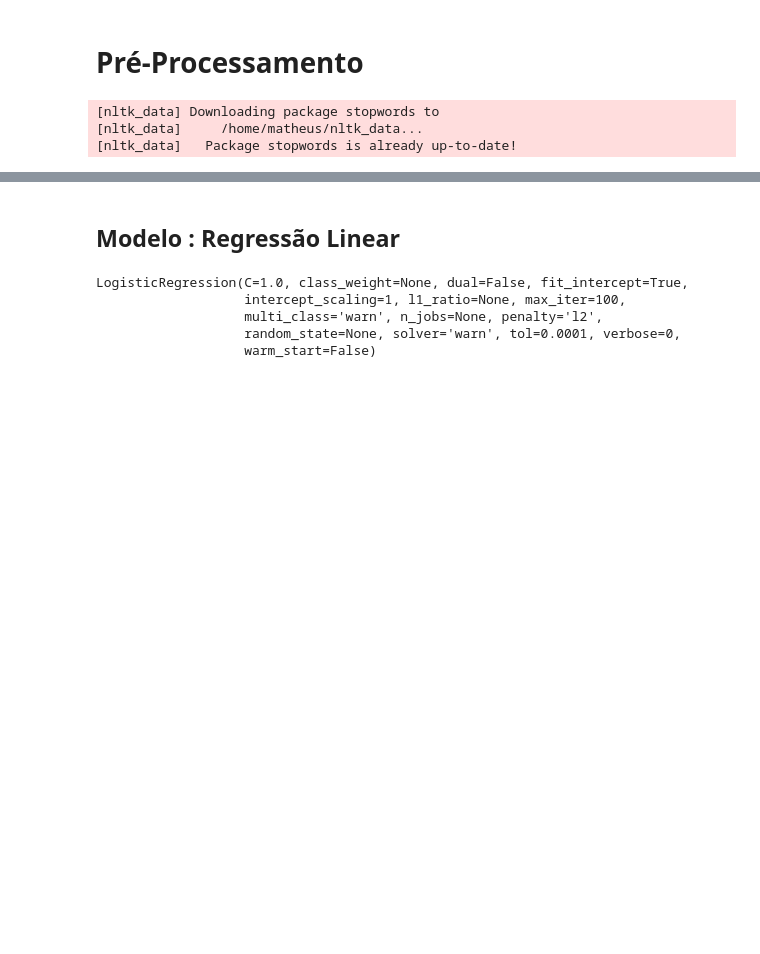
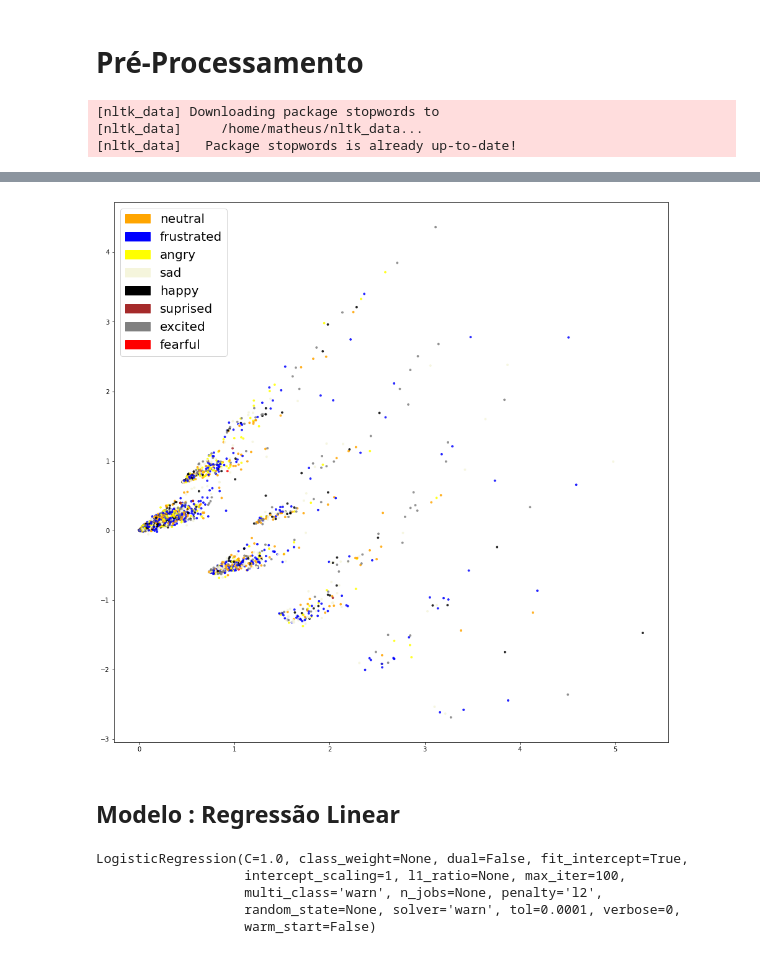
Before and after one commit to wineone/AnaliseBasicaNpl, a Jupyter notebook: semana3/iemocap/limpandoIemocap.ipynb, the cells around one changed output, grey strips where cells are left out. Saved outputs shown, nothing was run; the diff lists cells and outputs as text; code cells hidden in the pictures; blank space fills up the shorter version.

```diff
--- a/semana3/iemocap/limpandoIemocap.ipynb
+++ b/semana3/iemocap/limpandoIemocap.ipynb
@@ -226,3 +241,33 @@ merged.head()
+# %%
+def plot_LSA(test_data, test_labels, savepath="PCA_demo.csv", plot=True):
+        lsa = TruncatedSVD(n_components=2)
+        lsa.fit(test_data)
+        lsa_scores = lsa.transform(test_data)
+        color_mapper = {label:idx for idx,label in enumerate(set(test_labels))}
+        color_column = [color_mapper[label] for label in test_labels]
+        colors = ['orange','blue',"yellow","beige","black","brown","gray","red"]
+        if plot:
+            #dici = {"neu":0,"fru":1,"ang":2,"sad":3,"hap":4,"sur":5,"exc":6,"fea":7}
+            plt.scatter(lsa_scores[:,0], lsa_scores[:,1], s=8, alpha=.8, c=test_labels, cmap=matplotlib.colors.ListedColormap(colors))
+            oran_patch = mpatches.Patch(color = 'orange',label = 'neutral')
+            blue_patch = mpatches.Patch(color = 'blue',label = 'frustrated')
+            yellow_patch = mpatches.Patch(color='yellow',label="angry")
+            beige_patch = mpatches.Patch(color = "beige",label = "sad")
+            black_patch = mpatches.Patch(color = "black", label = "happy")
+            brown_patch = mpatches.Patch(color = "brown", label = "suprised")
+            gray_patch = mpatches.Patch(color = "gray", label = "excited")
+            red_patch = mpatches.Patch(color = "red", label = "fearful")
+            plt.legend(handles=[oran_patch, blue_patch,yellow_patch,beige_patch,black_patch,brown_patch,gray_patch,red_patch], prop={'size': 20})
+# %%
+corpus_train, corpus_test, y_train, y_test = train_test_split(merged.Transcription, merged.discrete, test_size=0.2, random_state=7)
+vectorizer = CountVectorizer(ngram_range = (1, 3))
+X_train = vectorizer.fit_transform(corpus_train)
+X_test = vectorizer.transform(corpus_test)
+# %%
+fig = plt.figure(figsize=(16, 16))
+plot_LSA(X_train,y_train)
+# %% [output]
+[figure, added]
 # %% [markdown]
 ## Modelo : Regressão Linear
 # %%
```
Also changed, not shown: parts of 12 cells of this notebook, 1 other file.
